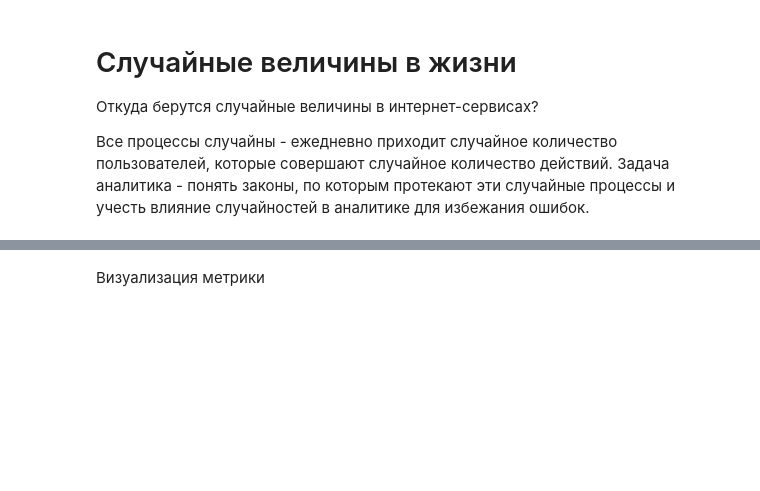
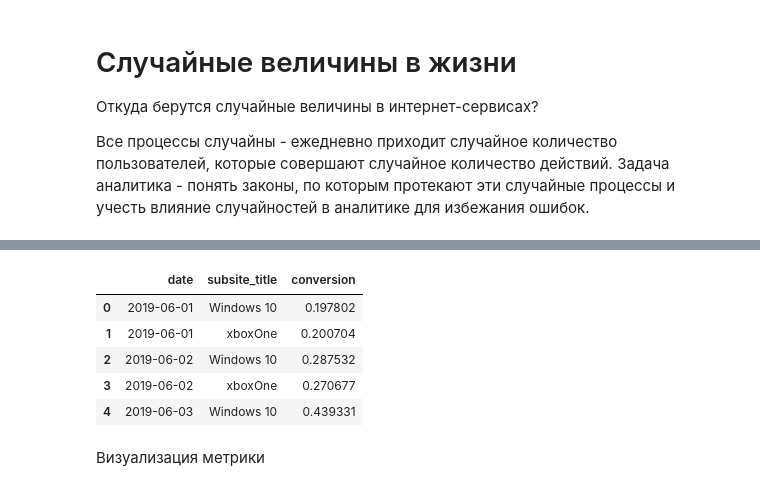
Before and after one commit to kocakn/data_analysis, a Jupyter notebook: I_probability.ipynb, the cells around one changed output, grey strips where cells are left out. Saved outputs shown, nothing was run; the diff lists cells and outputs as text; code cells hidden in the pictures; blank space fills up the shorter version.

```diff
--- a/I_probability.ipynb
+++ b/I_probability.ipynb
@@ -440,3 +511,14 @@ OperationalError: (psycopg2.OperationalError) could not connect to server: Conne
+# %%
+import pandas as pd
+conversion_df = pd.read_csv('data/conversions.zip', compression='zip')
+conversion_df.head(5)
+# %% [output]
+|  | date | subsite_title | conversion |
+| 0 | 2019-06-01 | Windows 10 | 0.197802 |
+| 1 | 2019-06-01 | xboxOne | 0.200704 |
+| 2 | 2019-06-02 | Windows 10 | 0.287532 |
+| 3 | 2019-06-02 | xboxOne | 0.270677 |
+| 4 | 2019-06-03 | Windows 10 | 0.439331 |
 # %% [markdown]
 Визуализация метрики
 # %%
```
Also changed, not shown: parts of 44 cells of this notebook, 5 other files.
